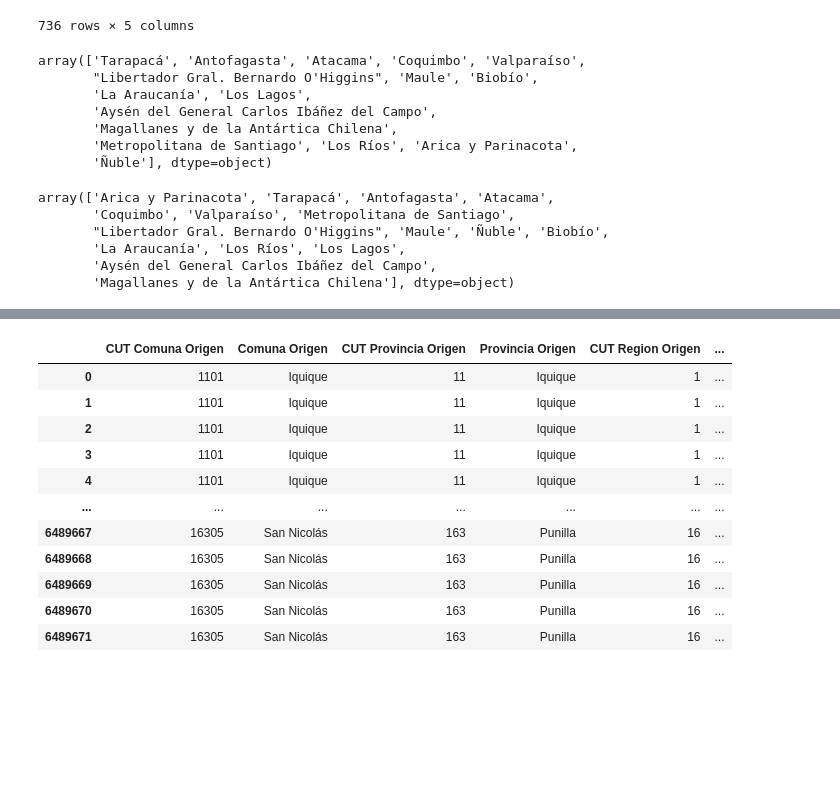
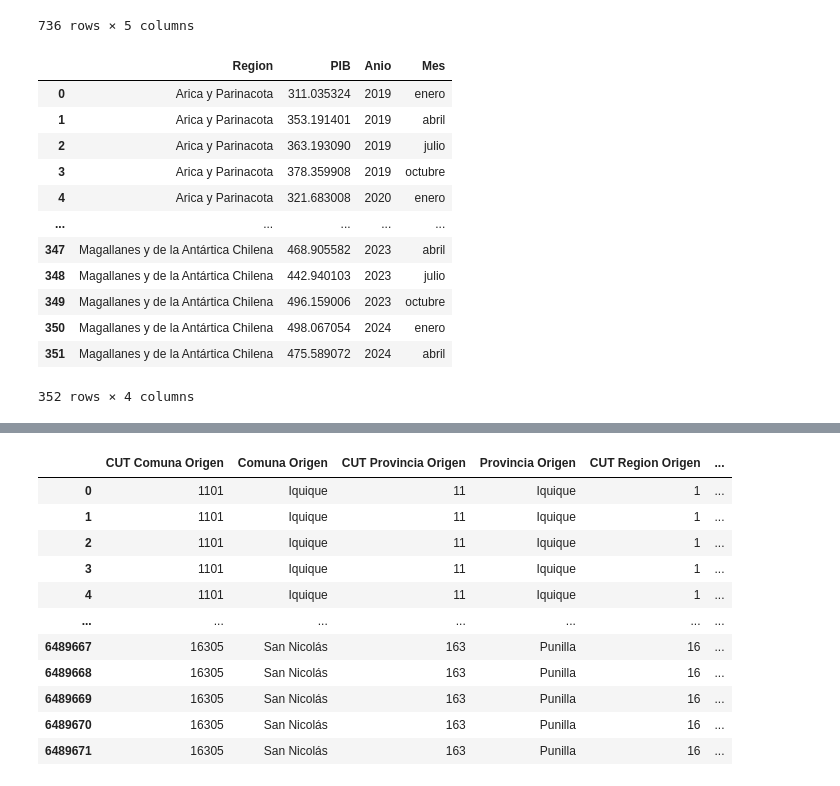
Before and after one commit to bartowen/Tour_Data_Pro, a Jupyter notebook: src/2-ExploracionDataframes.ipynb, the cells around one changed output, grey strips where cells are left out. Saved outputs shown, nothing was run; the diff lists cells and outputs as text; code cells hidden in the pictures; blank space fills up the shorter version.

```diff
--- a/src/2-ExploracionDataframes.ipynb
+++ b/src/2-ExploracionDataframes.ipynb
@@ -301,25 +304,29 @@ df_pib_regional
 | 734 | 2024-01-01 | Magallanes y de la Antártica Chilena | 498.067054 | 2024 | enero |
 | 735 | 2024-04-01 | Magallanes y de la Antártica Chilena | 475.589072 | 2024 | abril |
 736 rows × 5 columns
-# %%
-df_viajes_ocasionales['Region Origen'].unique()
-# %% [output]
-array(['Tarapacá', 'Antofagasta', 'Atacama', 'Coquimbo', 'Valparaíso',
-       "Libertador Gral. Bernardo O'Higgins", 'Maule', 'Biobío',
-       'La Araucanía', 'Los Lagos',
-       'Aysén del General Carlos Ibáñez del Campo',
-       'Magallanes y de la Antártica Chilena',
-       'Metropolitana de Santiago', 'Los Ríos', 'Arica y Parinacota',
-       'Ñuble'], dtype=object)
-# %%
-df_pib_regional['Region'].unique()
-# %% [output]
-array(['Arica y Parinacota', 'Tarapacá', 'Antofagasta', 'Atacama',
-       'Coquimbo', 'Valparaíso', 'Metropolitana de Santiago',
-       "Libertador Gral. Bernardo O'Higgins", 'Maule', 'Ñuble', 'Biobío',
-       'La Araucanía', 'Los Ríos', 'Los Lagos',
-       'Aysén del General Carlos Ibáñez del Campo',
-       'Magallanes y de la Antártica Chilena'], dtype=object)
+# %%
+# Eliminar columna 'Fecha'
+
+df_pib_regional.drop('Fecha',axis=1,inplace=True)
+
+# Filtrar 'Anio' mayor o igual 2019
+df_pib_regional = df_pib_regional[df_pib_regional['Anio'] >= 2019].reset_index(drop=True)
+
+df_pib_regional
+# %% [output]
+|  | Region | PIB | Anio | Mes |
+| 0 | Arica y Parinacota | 311.035324 | 2019 | enero |
+| 1 | Arica y Parinacota | 353.191401 | 2019 | abril |
+| 2 | Arica y Parinacota | 363.193090 | 2019 | julio |
+| 3 | Arica y Parinacota | 378.359908 | 2019 | octubre |
+| 4 | Arica y Parinacota | 321.683008 | 2020 | enero |
+| ... | ... | ... | ... | ... |
+| 347 | Magallanes y de la Antártica Chilena | 468.905582 | 2023 | abril |
+| 348 | Magallanes y de la Antártica Chilena | 442.940103 | 2023 | julio |
+| 349 | Magallanes y de la Antártica Chilena | 496.159006 | 2023 | octubre |
+| 350 | Magallanes y de la Antártica Chilena | 498.067054 | 2024 | enero |
+| 351 | Magallanes y de la Antártica Chilena | 475.589072 | 2024 | abril |
+352 rows × 4 columns
 # %%
 # Busqueda en DataFrame pib_regional
 
```
Also changed, not shown: parts of 4 cells of this notebook.
